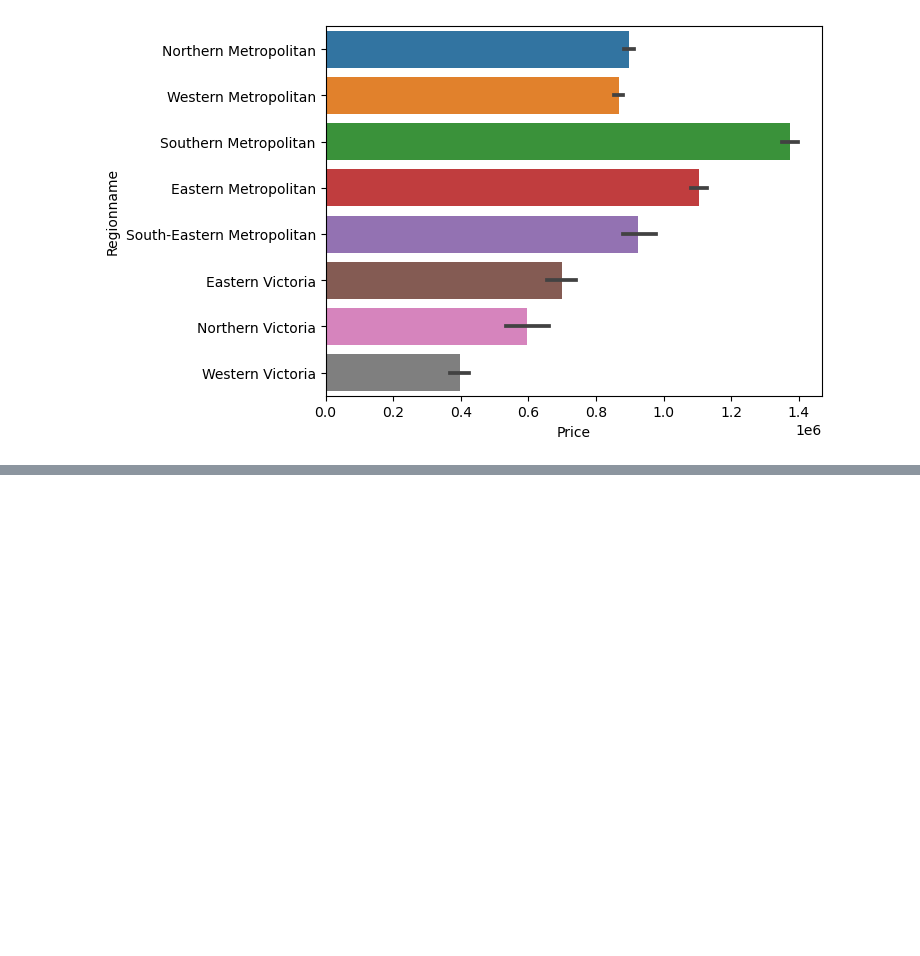
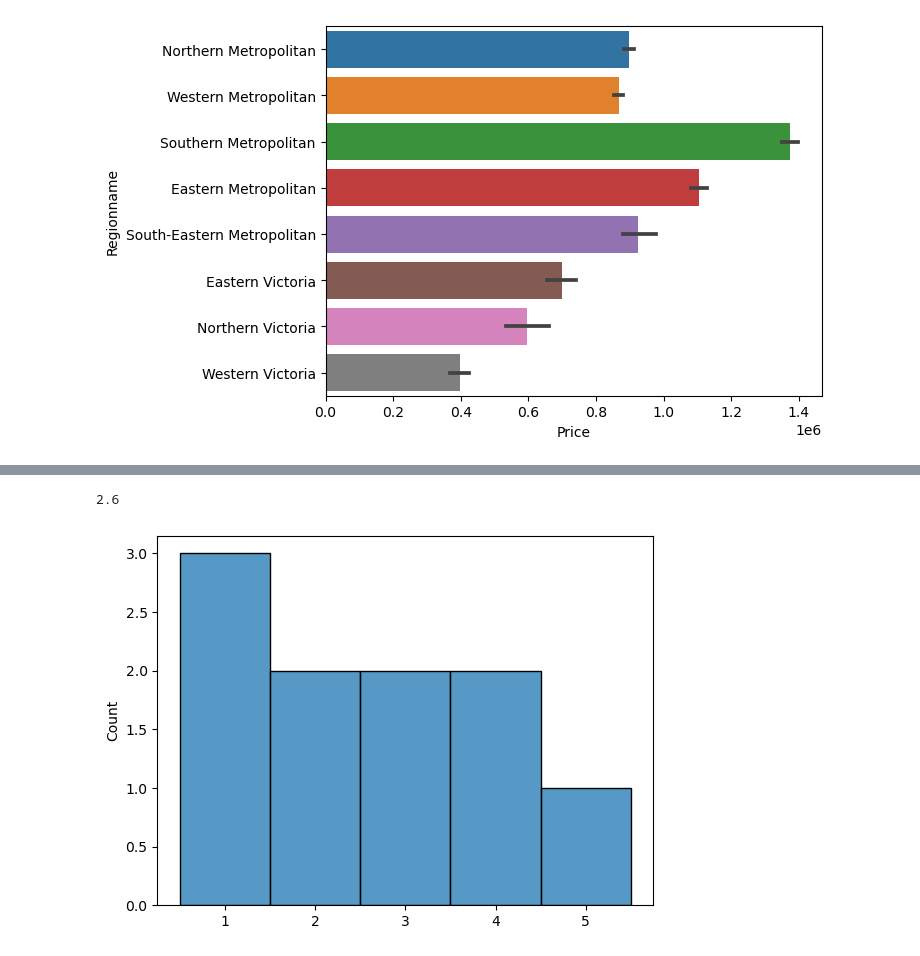
Before and after one commit to Abeermorshdy/Applied-Math, a Jupyter notebook: Statistics and probability/D2-stats.ipynb, the cells around one changed output, grey strips where cells are left out. Cells and saved outputs as stored; diff of their text form; code cells hidden in the pictures; blank space fills up the shorter version.

```diff
--- a/Statistics and probability/D2-stats.ipynb
+++ b/Statistics and probability/D2-stats.ipynb
@@ -195,0 +209,10 @@ ax = sns.barplot(data= df , x = 'Price',y ='Regionname')
+# %%
+r = np.random.randint(1,7,size=10)
+# %%
+r.mean()
+# %% [output]
+2.6
+# %%
+ax = sns.histplot(r,discrete=True)
+# %% [output]
+[figure, added]
```
Also changed, not shown: parts of 17 cells of this notebook.
